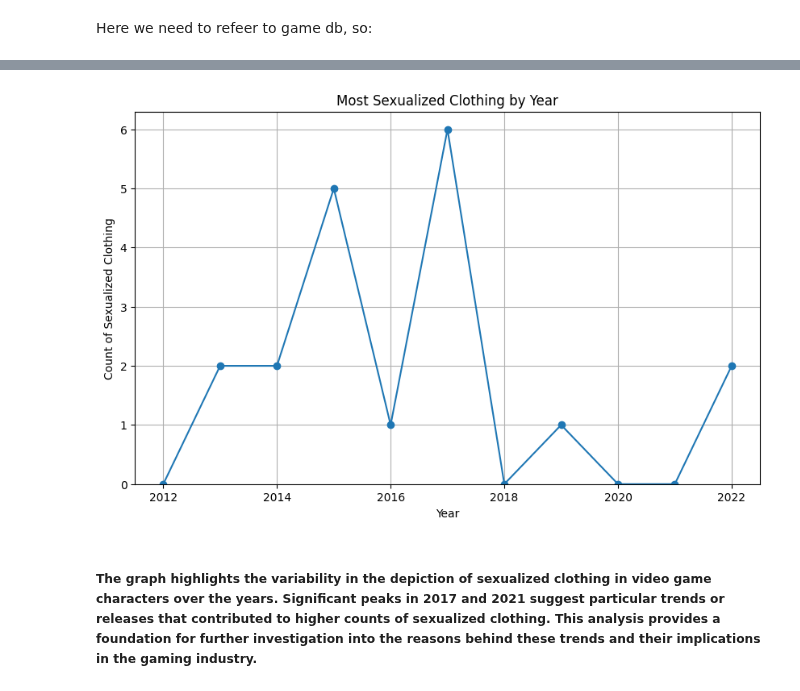
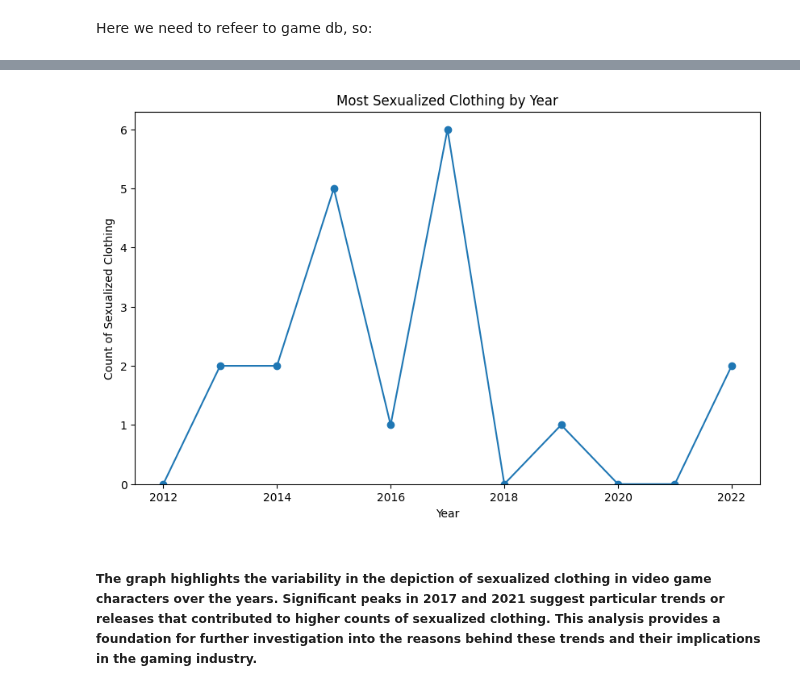
Before and after one commit to hayleyyryan/CFG_Degree_Project_Group_4, a Jupyter notebook: Jupyter_notebook/sexualized_data_exploration.ipynb, the cells around one changed output, grey strips where cells are left out. Cells and saved outputs as stored; diff of their text form; code cells hidden in the pictures.

```diff
--- a/Jupyter_notebook/sexualized_data_exploration.ipynb
+++ b/Jupyter_notebook/sexualized_data_exploration.ipynb
@@ -329,15 +317,15 @@ Name: Sexualized_clothing, dtype: int64
 # %%
 plt.figure(figsize=(10, 6))
 grouped_data.plot(kind='line', marker='o')
 plt.title('Most Sexualized Clothing by Year')
 plt.xlabel('Year')
 plt.ylabel('Count of Sexualized Clothing')
 #to adjust y = 0 on the X axis
 plt.ylim(bottom=0)
-plt.grid(True)
+
 plt.show()
 # %% [output]
-[figure, old version]
+[figure, new version]
 # %% [markdown]
 ##### The graph highlights the variability in the depiction of sexualized clothing in video game characters over the years. Significant peaks in 2017 and 2021 suggest particular trends or releases that contributed to higher counts of sexualized clothing. This analysis provides a foundation for further investigation into the reasons behind these trends and their implications in the gaming industry.
 # %% [markdown]
```
Also changed, not shown: parts of 3 cells of this notebook.
